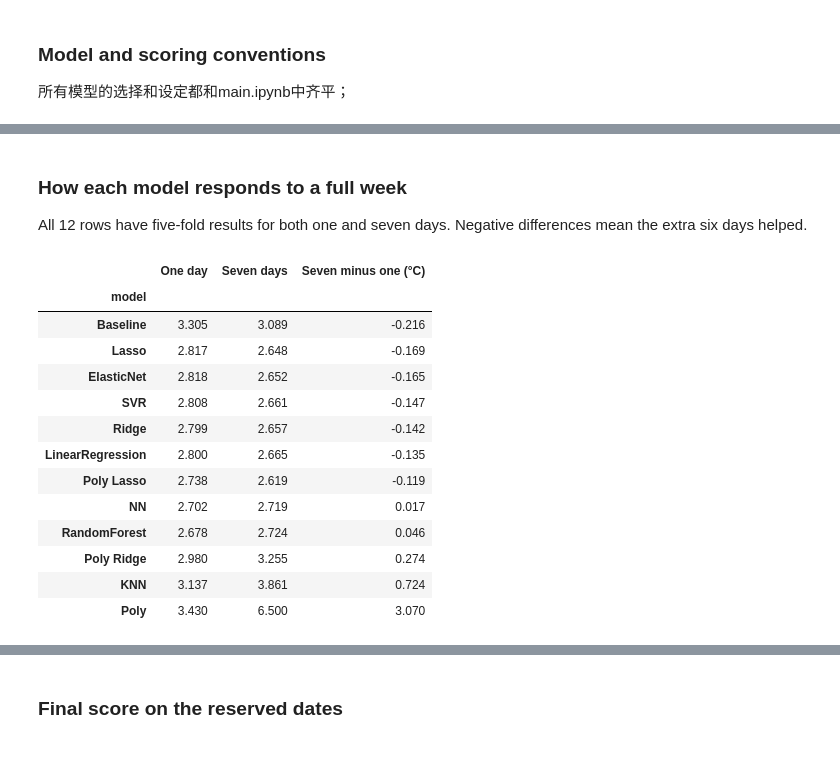
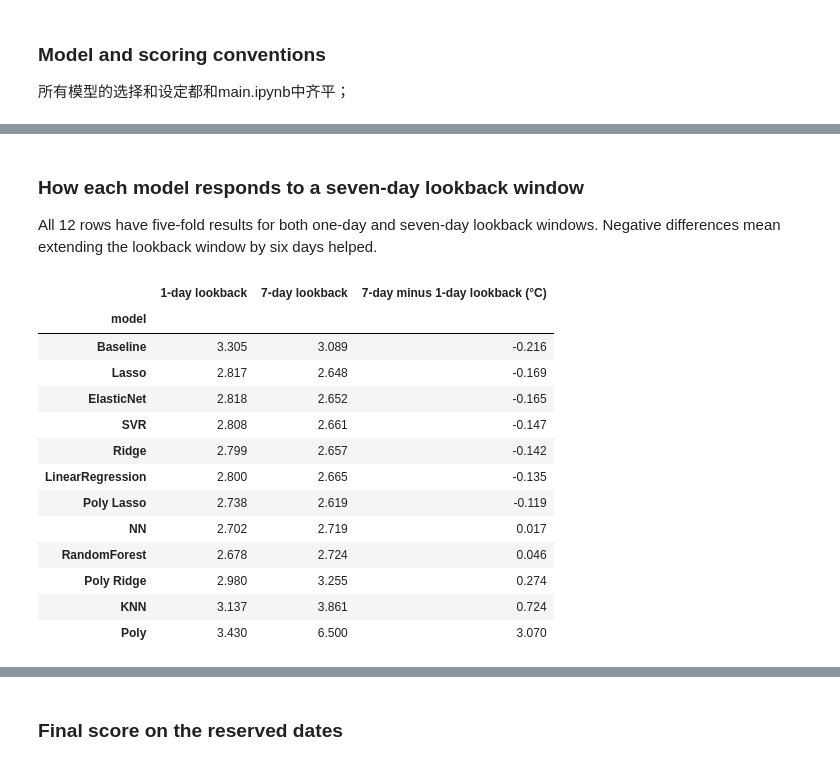
Before and after one commit to weijiawang2003/DATA-1030-Project, a Jupyter notebook: regression_inputs/01_lag_days.ipynb, the cells around one changed output, grey strips where cells are left out. Drawn from its saved outputs; the diff is of its cells as text; code cells hidden in the pictures.

```diff
--- a/regression_inputs/01_lag_days.ipynb
+++ b/regression_inputs/01_lag_days.ipynb
@@ -191,16 +191,16 @@ display(comparison.round(3))
 | Poly Ridge | 28 | 2 | 2.851 | 2.980 | 3.255 | 4.071 | 0.816 |
 | Poly Lasso | 28 | 5 | 2.616 | 2.738 | 2.619 | 2.682 | 0.063 |
 # %% [markdown]
-### How each model responds to a full week
+### How each model responds to a seven-day lookback window
 
-All 12 rows have five-fold results for both one and seven days. Negative differences mean the extra six days helped.
+All 12 rows have five-fold results for both one-day and seven-day lookback windows. Negative differences mean extending the lookback window by six days helped.
 # %%
 week = errors.loc[[1, 7]].T.copy()
-week.columns = ["One day", "Seven days"]
-week["Seven minus one (°C)"] = week["Seven days"] - week["One day"]
-display(week.sort_values("Seven minus one (°C)").round(3))
+week.columns = ["1-day lookback", "7-day lookback"]
+week["7-day minus 1-day lookback (°C)"] = week["7-day lookback"] - week["1-day lookback"]
+display(week.sort_values("7-day minus 1-day lookback (°C)").round(3))
 # %% [output]
-|  | One day | Seven days | Seven minus one (°C) |
+|  | 1-day lookback | 7-day lookback | 7-day minus 1-day lookback (°C) |
 | model |  |  |  |
 | Baseline | 3.305 | 3.089 | -0.216 |
 | Lasso | 2.817 | 2.648 | -0.169 |
```
Also changed, not shown: parts of 7 cells of this notebook, 1 other file.
